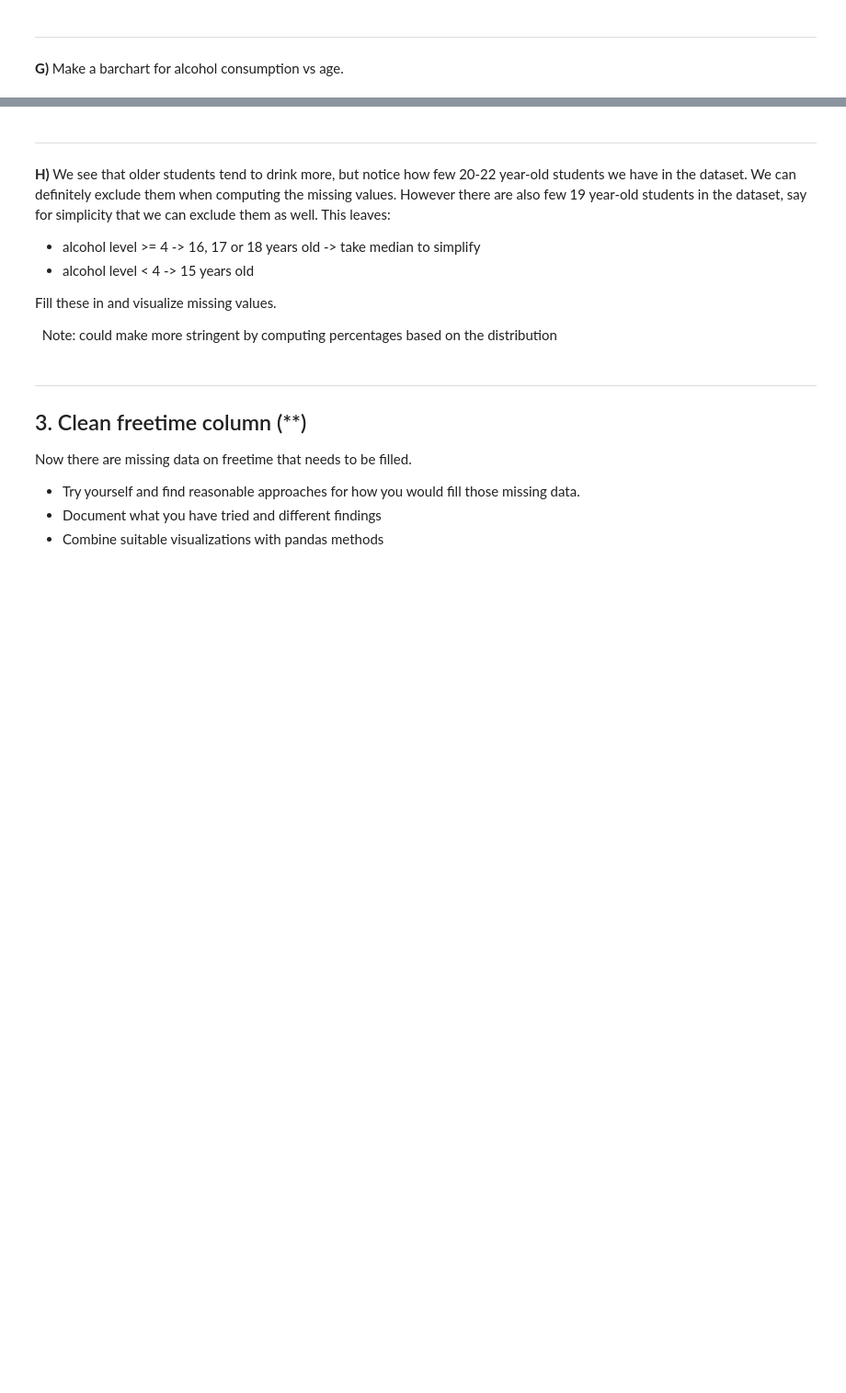
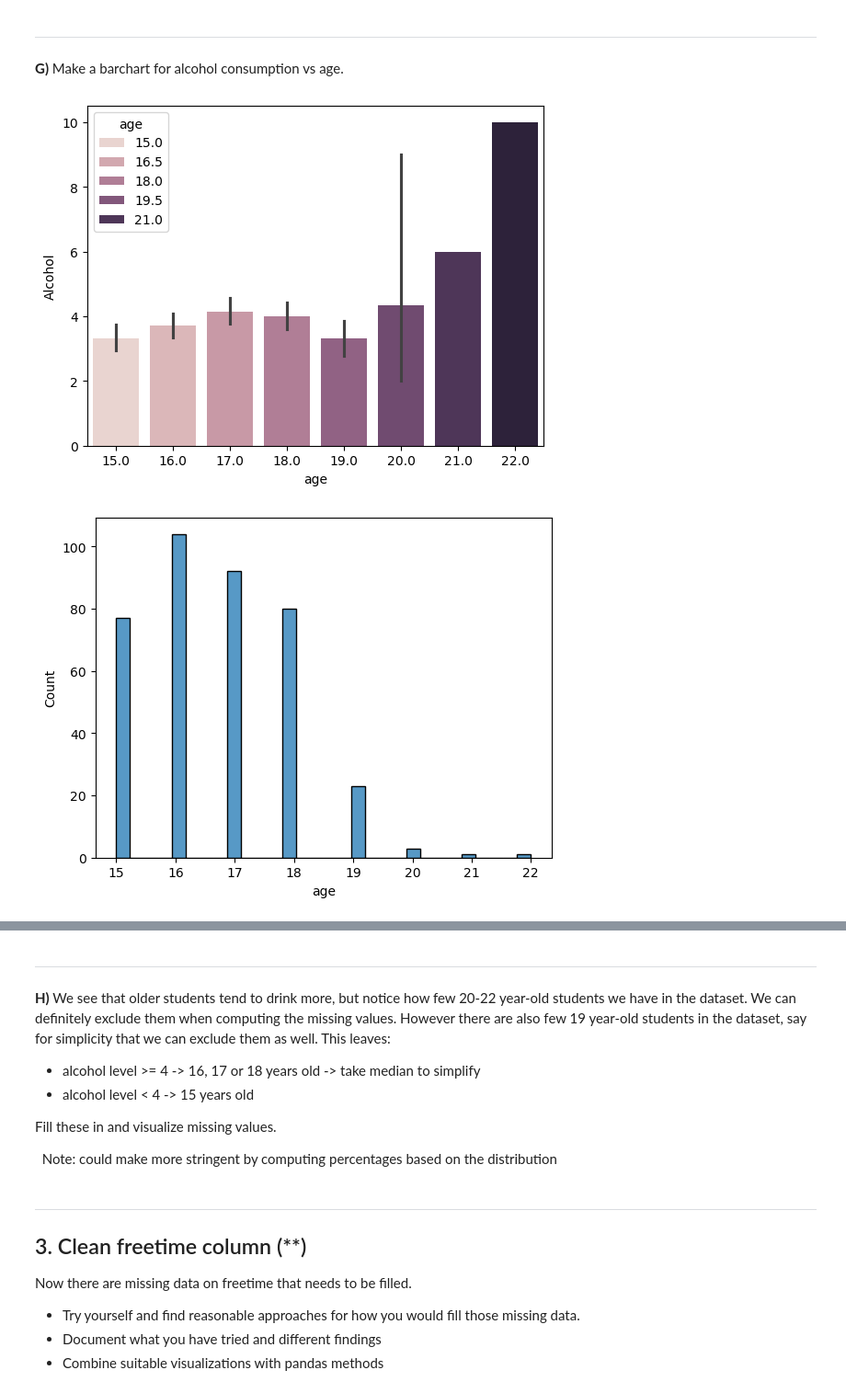
Before and after one commit to Jonaxor/Databehandling-AI24, a Jupyter notebook: Jones/E2_missing_aggregation.ipynb, the cells around one changed output, grey strips where cells are left out. Shown at 92% size. Cells and saved outputs as stored; diff of their text form; code cells hidden in the pictures; blank space fills up the shorter version.

```diff
--- a/Jones/E2_missing_aggregation.ipynb
+++ b/Jones/E2_missing_aggregation.ipynb
@@ -530,3 +545,12 @@ plt.show()
 # %% [markdown]
 ---
 **G)**  Make a barchart for alcohol consumption vs age.
+# %%
+sns.barplot(x="age", y="Alcohol", data=df2, hue="age")
+plt.show()
+
+sns.histplot(df2["age"], kde=False, bins=30)
+plt.show()
+# %% [output]
+[figure, added]
+[figure, added]
```
Also changed, not shown: parts of 4 cells of this notebook.
